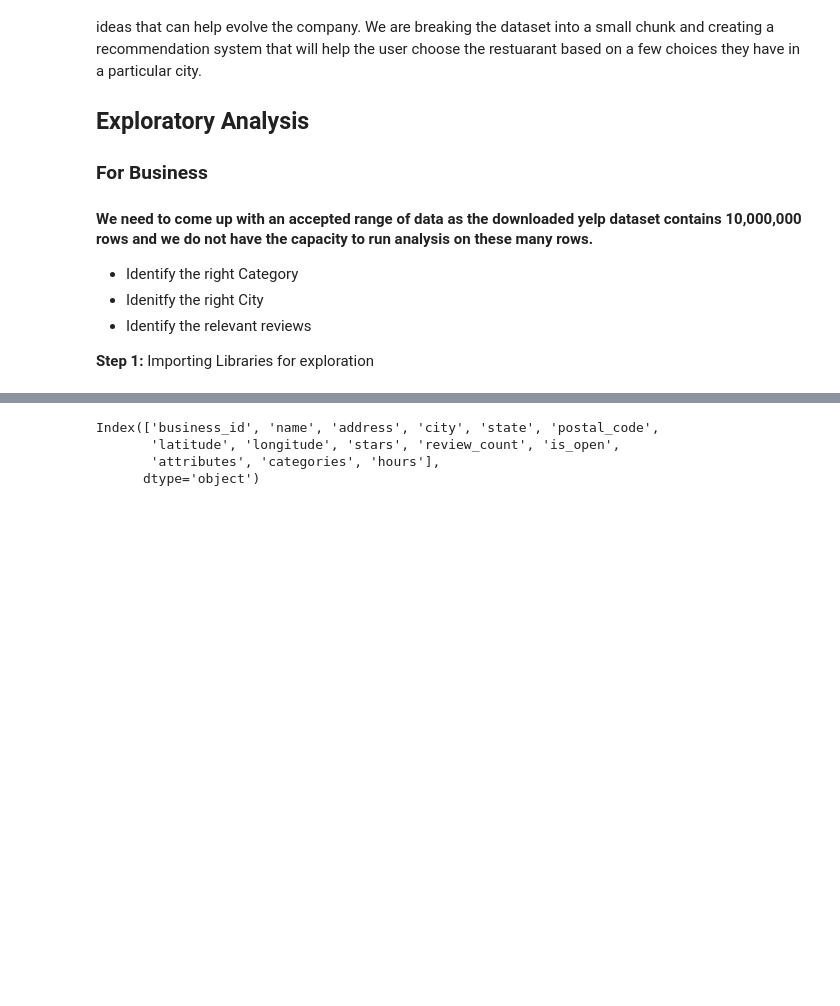
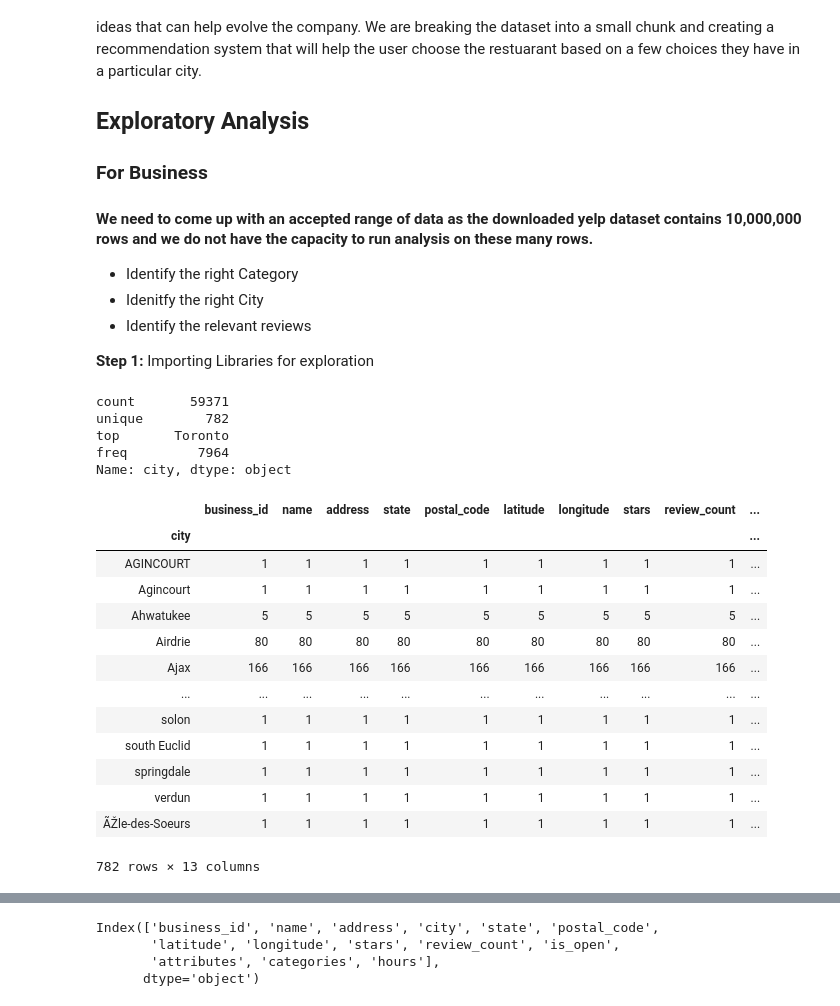
Before and after one commit to snehathth/Machine_Learning_Models, a Jupyter notebook: K-Nearest Neighbors.ipynb, the cells around one changed output, grey strips where cells are left out. Cells and saved outputs as stored; diff of their text form; code cells hidden in the pictures; blank space fills up the shorter version.

```diff
--- a/K-Nearest Neighbors.ipynb
+++ b/K-Nearest Neighbors.ipynb
@@ -24,3 +24,29 @@ import pandas as pd
 import numpy as np
 # %%
 df = pd.read_json("yelp_academic_dataset_business.json", lines=True)
+# %%
+df = df[(df['categories'].str.contains('Restaurants') == True)]
+df.city.describe()
+# %% [output]
+count       59371
+unique        782
+top       Toronto
+freq         7964
+Name: city, dtype: object
+# %%
+df.groupby('city').count()
+# %% [output]
+|  | business_id | name | address | state | postal_code | latitude | longitude | stars | review_count | ... |
+| city |  |  |  |  |  |  |  |  |  | ... |
+| AGINCOURT | 1 | 1 | 1 | 1 | 1 | 1 | 1 | 1 | 1 | ... |
+| Agincourt | 1 | 1 | 1 | 1 | 1 | 1 | 1 | 1 | 1 | ... |
+| Ahwatukee | 5 | 5 | 5 | 5 | 5 | 5 | 5 | 5 | 5 | ... |
+| Airdrie | 80 | 80 | 80 | 80 | 80 | 80 | 80 | 80 | 80 | ... |
+| Ajax | 166 | 166 | 166 | 166 | 166 | 166 | 166 | 166 | 166 | ... |
+| ... | ... | ... | ... | ... | ... | ... | ... | ... | ... | ... |
+| solon | 1 | 1 | 1 | 1 | 1 | 1 | 1 | 1 | 1 | ... |
+| south Euclid | 1 | 1 | 1 | 1 | 1 | 1 | 1 | 1 | 1 | ... |
+| springdale | 1 | 1 | 1 | 1 | 1 | 1 | 1 | 1 | 1 | ... |
+| verdun | 1 | 1 | 1 | 1 | 1 | 1 | 1 | 1 | 1 | ... |
+| ÃŽle-des-Soeurs | 1 | 1 | 1 | 1 | 1 | 1 | 1 | 1 | 1 | ... |
+782 rows × 13 columns
```
Also changed, not shown: parts of 9 cells of this notebook, 1 other file.
